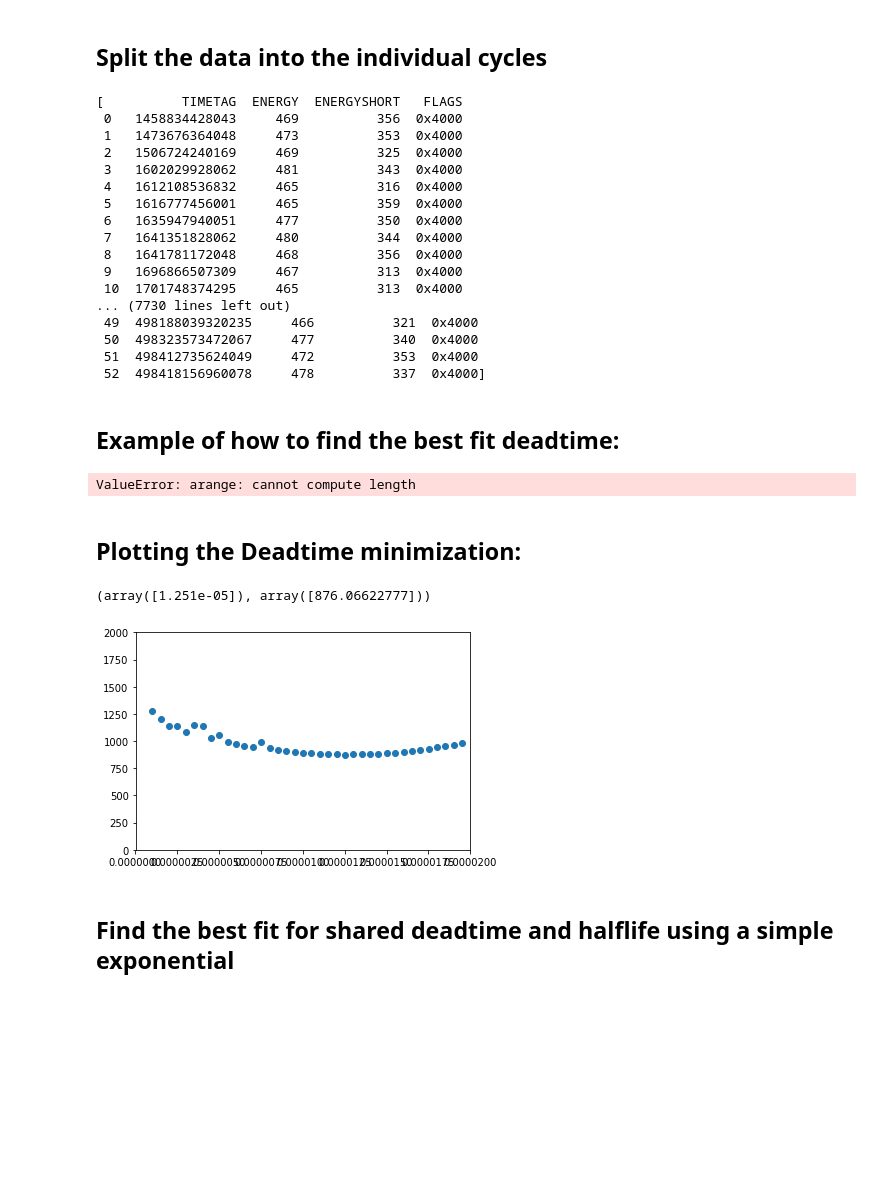
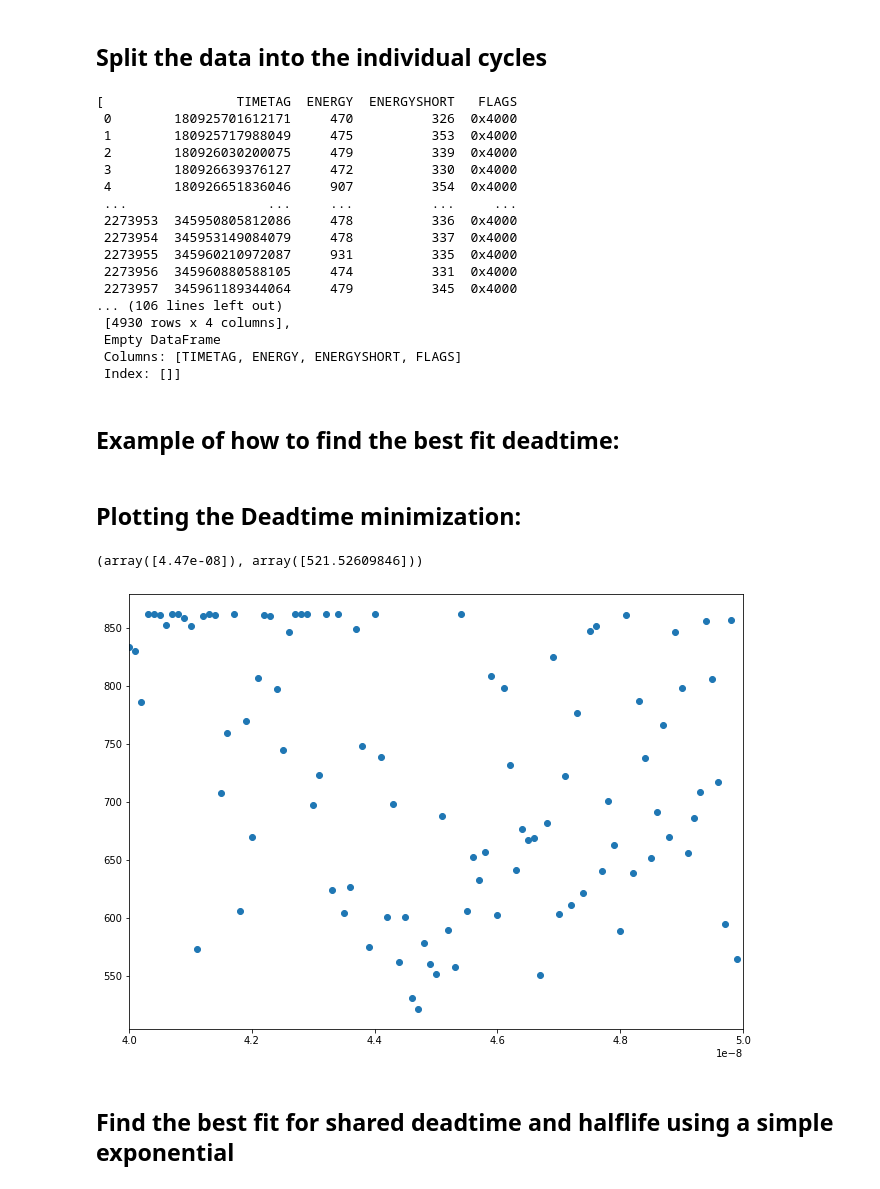
Before and after one commit to Helium6CRES/Neon-19, a Jupyter notebook: Neon19_Data_Analysis_Code.ipynb, the cells around one changed output. Saved outputs shown, nothing was run; the diff lists cells and outputs as text; code cells hidden in the pictures; blank space fills up the shorter version.

```diff
--- a/Neon19_Data_Analysis_Code.ipynb
+++ b/Neon19_Data_Analysis_Code.ipynb
@@ -17,8 +17,11 @@ from tqdm import tqdm as tqdm
 #This creates a dataframe for each channel
 
 def create_string(location):
-    path0 = '/home/drew/He6CRES/Neon-19/Data/Ne19Data09182020/CH0@DT5725_1146_Data_{0:s}.csv'.format(location)
-    path2 = '/home/drew/He6CRES/Neon-19/Data/Ne19Data09182020/CH2@DT5725_1146_Data_{0:s}.csv'.format(location)
+#     path0 = '/home/drew/He6CRES/Neon-19/Data/SampleData_Michael/CH0@DT5725_1146_Data_{0:s}.csv'.format(location)
+#     path2 = '/home/drew/He6CRES/Neon-19/Data/SampleData_Michael/CH2@DT5725_1146_Data_{0:s}.csv'.format(location)
+
+    path0 = '/home/drew/He6CRES/Neon-19/Data/Ne19Run_09182020/CH0@DT5725_1146_Data_{0:s}.csv'.format(location)
+    path2 = '/home/drew/He6CRES/Neon-19/Data/Ne19Run_09182020/CH2@DT5725_1146_Data_{0:s}.csv'.format(location)
 
     path = [path0,path2]
     return path
@@ -69,9 +72,9 @@ def Split_Data(ch0_dataFrame,ch2_dataFrame,minimum_counts = 0):
 
         #creating a mask to separate the full data into their individual runs for ch0
         ch0time_mask = np.where((ch0_dataFrame['TIMETAG'] > ch2_dataFrame['TIMETAG'][i]) &
-                                (ch0_dataFrame['TIMETAG'] < ch2_dataFrame['TIMETAG'][i+1]-(25*10**12)))#pullback time in units of 10**-12 seconds
+                                (ch0_dataFrame['TIMETAG'] < ch2_dataFrame['TIMETAG'][i+1]-(80*10**12)))#pullback time in units of 10**-12 seconds
         # Note (Drew): This "pull-back" time was set to 89s by Michael. But if the cycle length is less than this you need to change it.
-        # Ch2: it was at t=64 now it's at t=0.
+        # Ch2: it was at t=64 now it's at t=0. (So maybe try to change to 25s?)
         #This number for minimum counts is to remove any possible signals that may occur when we are not running but still collecting data
         if len(ch0time_mask[0]) >= minimum_counts:
 
@@ -664,51 +679,54 @@ cycles = Split_Data(data[0],data[1])
 #Data for channel 0 split by the triggering in channel 1
 cycles
 # %% [output]
-[          TIMETAG  ENERGY  ENERGYSHORT   FLAGS
- 0   1458834428043     469          356  0x4000
- 1   1473676364048     473          353  0x4000
- 2   1506724240169     469          325  0x4000
- 3   1602029928062     481          343  0x4000
- 4   1612108536832     465          316  0x4000
- 5   1616777456001     465          359  0x4000
- 6   1635947940051     477          350  0x4000
- 7   1641351828062     480          344  0x4000
- 8   1641781172048     468          356  0x4000
- 9   1696866507309     467          313  0x4000
- 10  1701748374295     465          313  0x4000
-... (7730 lines left out)
- 49  498188039320235     466          321  0x4000
- 50  498323573472067     477          340  0x4000
- 51  498412735624049     472          353  0x4000
- 52  498418156960078     478          337  0x4000]
+[                 TIMETAG  ENERGY  ENERGYSHORT   FLAGS
+ 0        180925701612171     470          326  0x4000
+ 1        180925717988049     475          353  0x4000
+ 2        180926030200075     479          339  0x4000
+ 3        180926639376127     472          330  0x4000
+ 4        180926651836046     907          354  0x4000
+ ...                  ...     ...          ...     ...
+ 2273953  345950805812086     478          336  0x4000
+ 2273954  345953149084079     478          337  0x4000
+ 2273955  345960210972087     931          335  0x4000
+ 2273956  345960880588105     474          331  0x4000
+ 2273957  345961189344064     479          345  0x4000
+... (106 lines left out)
+ [4930 rows x 4 columns],
+ Empty DataFrame
+ Columns: [TIMETAG, ENERGY, ENERGYSHORT, FLAGS]
+ Index: []]
 # %% [markdown]
 ## Example of how to find the best fit deadtime:
 # %%
 #this takes a while to run, deadtime = 1.853e-05 for cutoff = 0 for data right now
-deadtimelist = np.arange(1e-8,2e-5,5e-7)
+deadtimelist = np.arange(40e-9,50e-9,.1e-9)
 fitlist = []
 for i in tqdm(deadtimelist):
-    op2 = optimize_sharedvalues(cycles,cutoff=30,deadtime=i,binsize=1)
+    op2 = optimize_sharedvalues(cycles[1:4],cutoff=70,deadtime=i,binsize=1)
     fitlist[0:0] = [op2]
 fitlist.reverse()
+
+# np.arange(1e-9,1e-7,1e-9) # Shows how flat the fit is. Hard to identify a reasonable minimum.
+# np.arange(4e-8,8e-8,1e-9) # Shows zooming in on the minimum.
+# Note: Gate was 40 ns for these cycles.
-# %% [output]
-ValueError: arange: cannot compute length
 # %% [markdown]
 ## Plotting the Deadtime minimization:
 # %%
 
 plt.figure(figsize=(11,8))
 
 chilist = np.asarray([fitlist[i].fun for i in np.arange(0,len(fitlist)) ])
 plt.scatter(deadtimelist,chilist)
-plt.xlim(1.3e-8,2e-5)
-plt.ylim(0,2000)
+plt.xlim(40e-9,50e-9)
+# plt.ylim(0,100)
 
 #Finding the deadtime that corresponds to the minimum chi-squared value
 np.asarray(deadtimelist)[np.where(chilist==chilist.min())],chilist[np.where(chilist==chilist.min())]
+# print(chilist)
 # %% [output]
-(array([1.251e-05]), array([876.06622777]))
+(array([4.47e-08]), array([521.52609846]))
-[figure, old version]
+[figure, new version]
 # %% [markdown]
 ## Find the best fit for shared deadtime and halflife using a simple exponential
 # %%
```
Also changed, not shown: parts of 27 cells of this notebook, 14 other files.
